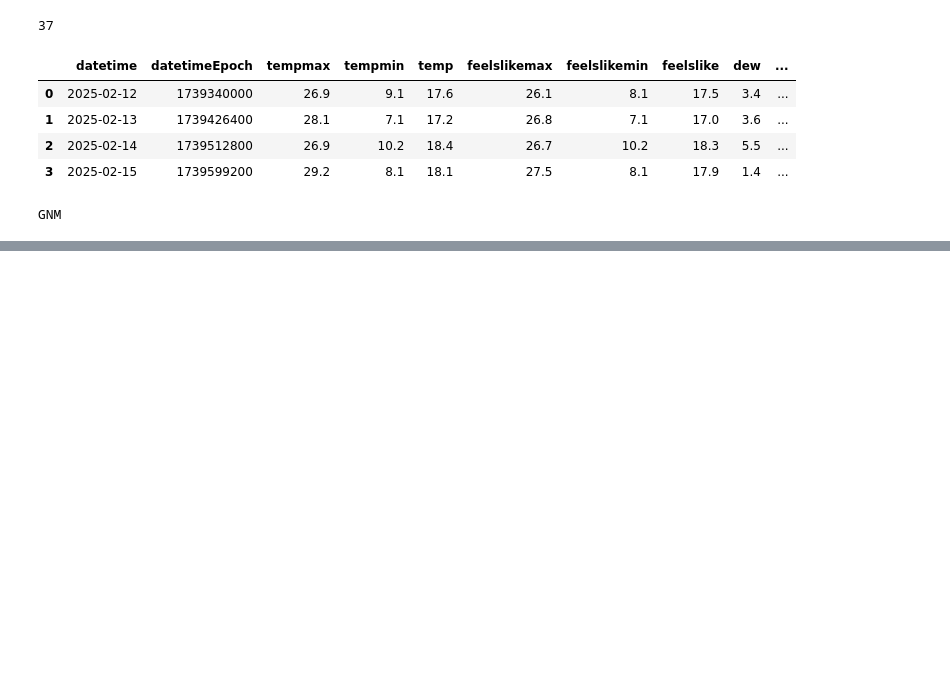
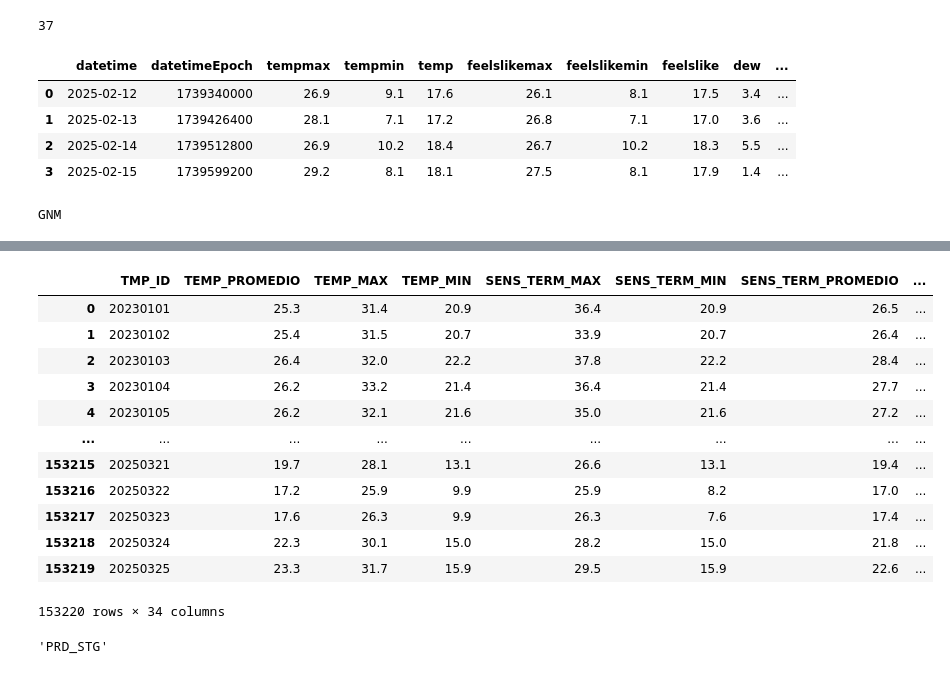
Before and after one commit to ELSILVAGM/API_Weather, a Jupyter notebook: ActualizacionClimaInternacional 1.ipynb, the cells around one changed output, grey strips where cells are left out. Drawn from its saved outputs; the diff is of its cells as text; code cells hidden in the pictures; blank space fills up the shorter version.

```diff
--- a/ActualizacionClimaInternacional 1.ipynb
+++ b/ActualizacionClimaInternacional 1.ipynb
@@ -689,0 +802,32 @@ NameError: name 'df' is not defined
+# %%
+import pandas as pd
+df1 = pd.read_csv('nuevo_clima.csv')
+df2 = pd.read_csv('nuevas_coor.csv')
+df1[['LATITUD', 'LONGITUD']] = df1[['LATITUD', 'LONGITUD']].astype(float).round(6)
+df2[['LATITUD', 'LONGITUD']] = df2[['LATITUD', 'LONGITUD']].astype(float).round(6)
+de_merge = df1.merge(df2[['PAISID', 'IDESTADO', 'LATITUD',
+       'LONGITUD', 'ID_REFERENCIA']], on=['LATITUD', 'LONGITUD'], how='left')
+
+de_merge = de_merge.rename(columns={'PAISID':'PAIS_ID', 'IDESTADO':'ESTADO_ID'})
+de_merge = de_merge.drop(columns=['LATITUD', 'LONGITUD'])
+de_merge
+# %% [output]
+|  | TMP_ID | TEMP_PROMEDIO | TEMP_MAX | TEMP_MIN | SENS_TERM_MAX | SENS_TERM_MIN | SENS_TERM_PROMEDIO | ... |
+| 0 | 20230101 | 25.3 | 31.4 | 20.9 | 36.4 | 20.9 | 26.5 | ... |
+| 1 | 20230102 | 25.4 | 31.5 | 20.7 | 33.9 | 20.7 | 26.4 | ... |
+| 2 | 20230103 | 26.4 | 32.0 | 22.2 | 37.8 | 22.2 | 28.4 | ... |
+| 3 | 20230104 | 26.2 | 33.2 | 21.4 | 36.4 | 21.4 | 27.7 | ... |
+| 4 | 20230105 | 26.2 | 32.1 | 21.6 | 35.0 | 21.6 | 27.2 | ... |
+| ... | ... | ... | ... | ... | ... | ... | ... | ... |
+| 153215 | 20250321 | 19.7 | 28.1 | 13.1 | 26.6 | 13.1 | 19.4 | ... |
+| 153216 | 20250322 | 17.2 | 25.9 | 9.9 | 25.9 | 8.2 | 17.0 | ... |
+| 153217 | 20250323 | 17.6 | 26.3 | 9.9 | 26.3 | 7.6 | 17.4 | ... |
+| 153218 | 20250324 | 22.3 | 30.1 | 15.0 | 28.2 | 15.0 | 21.8 | ... |
+| 153219 | 20250325 | 23.3 | 31.7 | 15.9 | 29.5 | 15.9 | 22.6 | ... |
+153220 rows × 34 columns
+# %%
+import os
+SF_DATABASE = os.getenv('SF_DATABASE')
+SF_DATABASE
+# %% [output]
+'PRD_STG'
```
Also changed, not shown: parts of 8 cells of this notebook, 4 other files.
